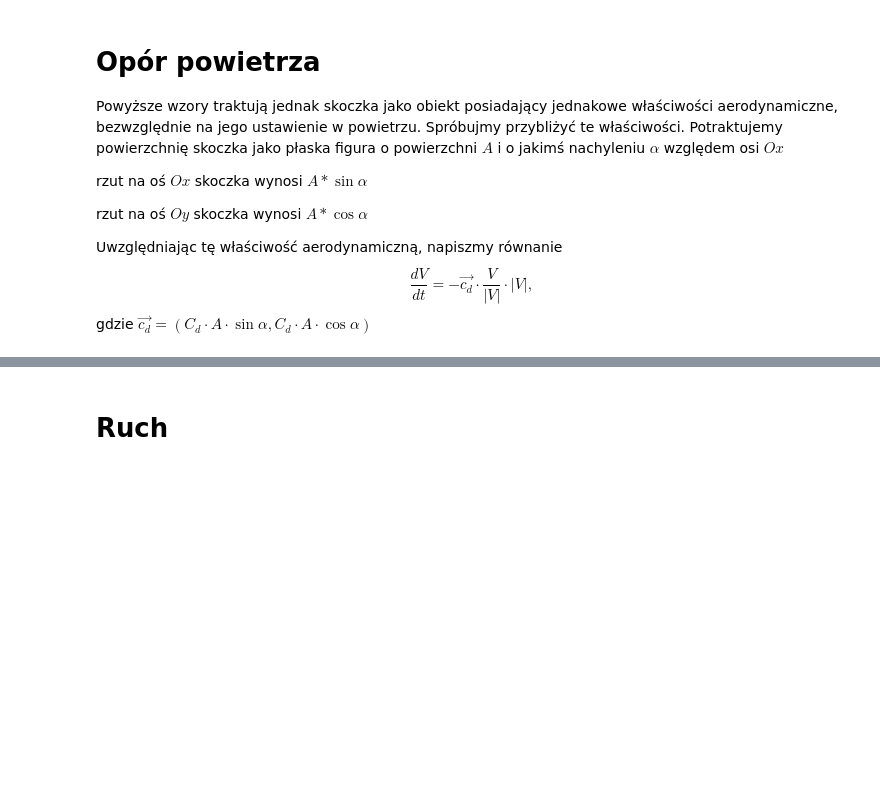
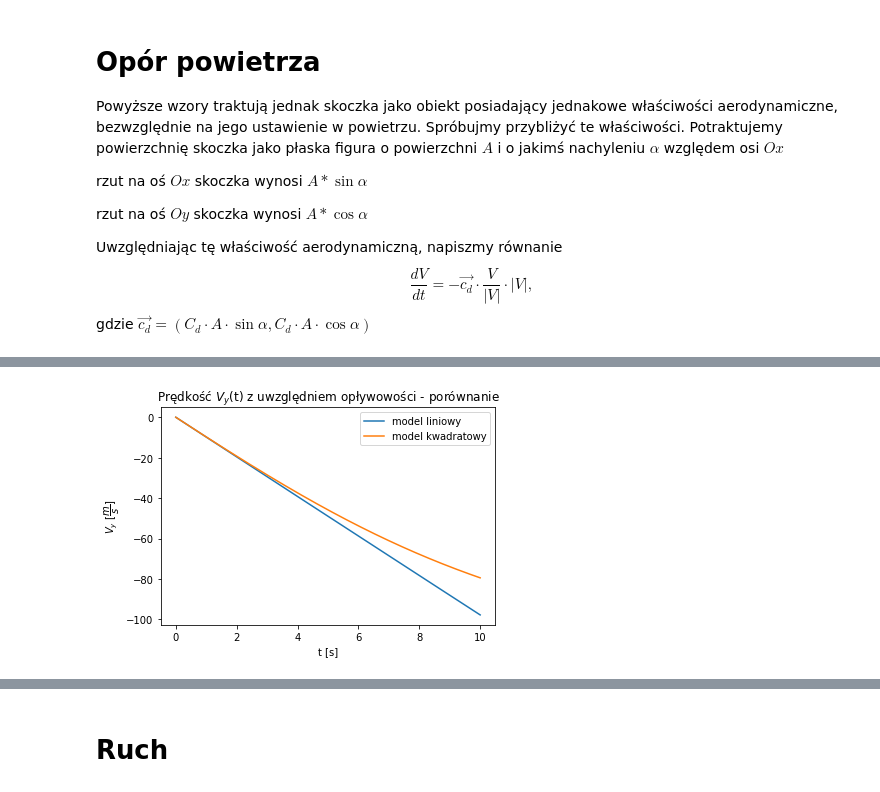
Before and after one commit to maciejratajski1999/Skoki-narciarskie, a Jupyter notebook: main.ipynb, the cells around one changed output, grey strips where cells are left out. Saved outputs shown, nothing was run; the diff lists cells and outputs as text; code cells hidden in the pictures; blank space fills up the shorter version.

```diff
--- a/main.ipynb
+++ b/main.ipynb
@@ -356,8 +359,11 @@ pyplot.show()
 # %%
 pyplot.plot(time,linear_VY)
 pyplot.plot(time,square_VY)
+pyplot.legend(["model liniowy", "model kwadratowy"])
 pyplot.title("Prędkość $V_y$(t) z uwzględniem opływowości - porównanie")
 pyplot.xlabel("t [s]")
-pyplot.ylabel("$V_x$ [$\dfrac{m}{s}$]")
+pyplot.ylabel("$V_y$ [$\dfrac{m}{s}$]")
 pyplot.show()
+# %% [output]
+[figure, added]
 # %%
```
Also changed, not shown: parts of 8 cells of this notebook, 2 other files.
